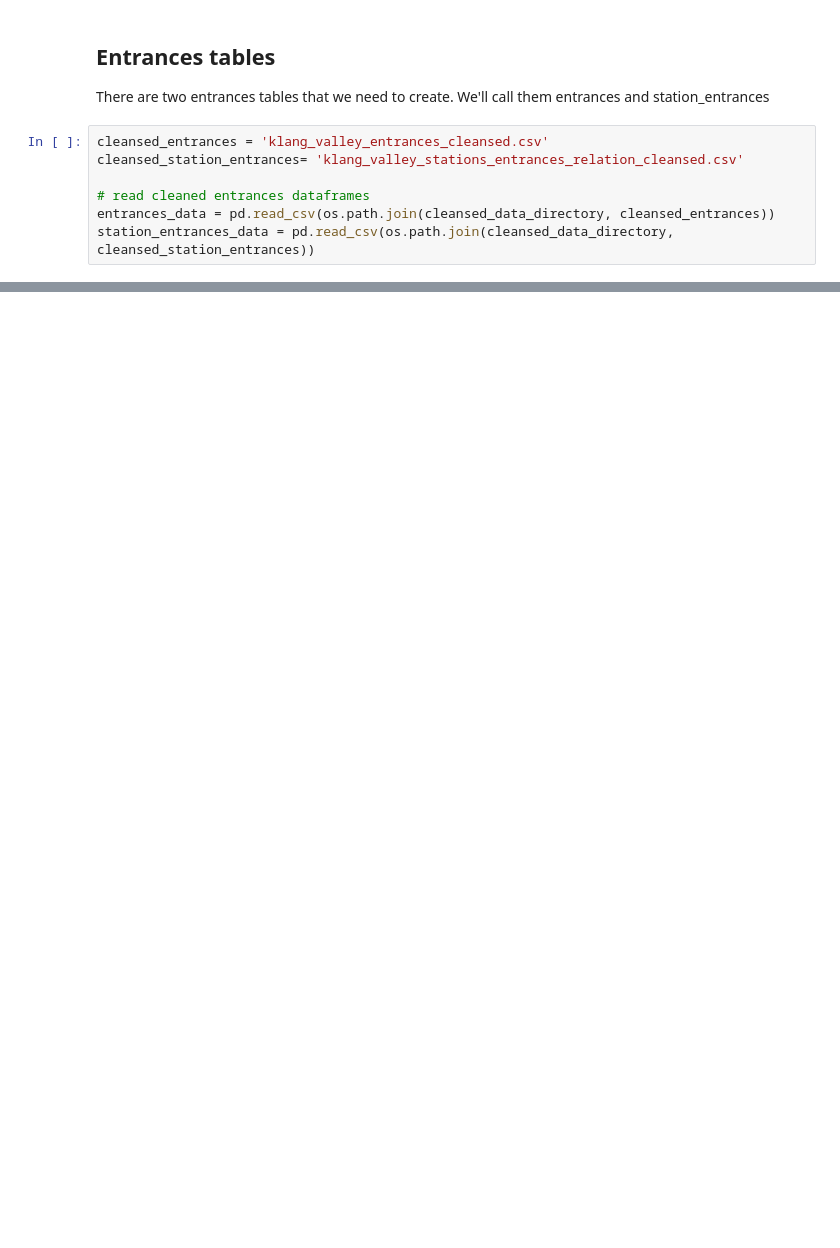
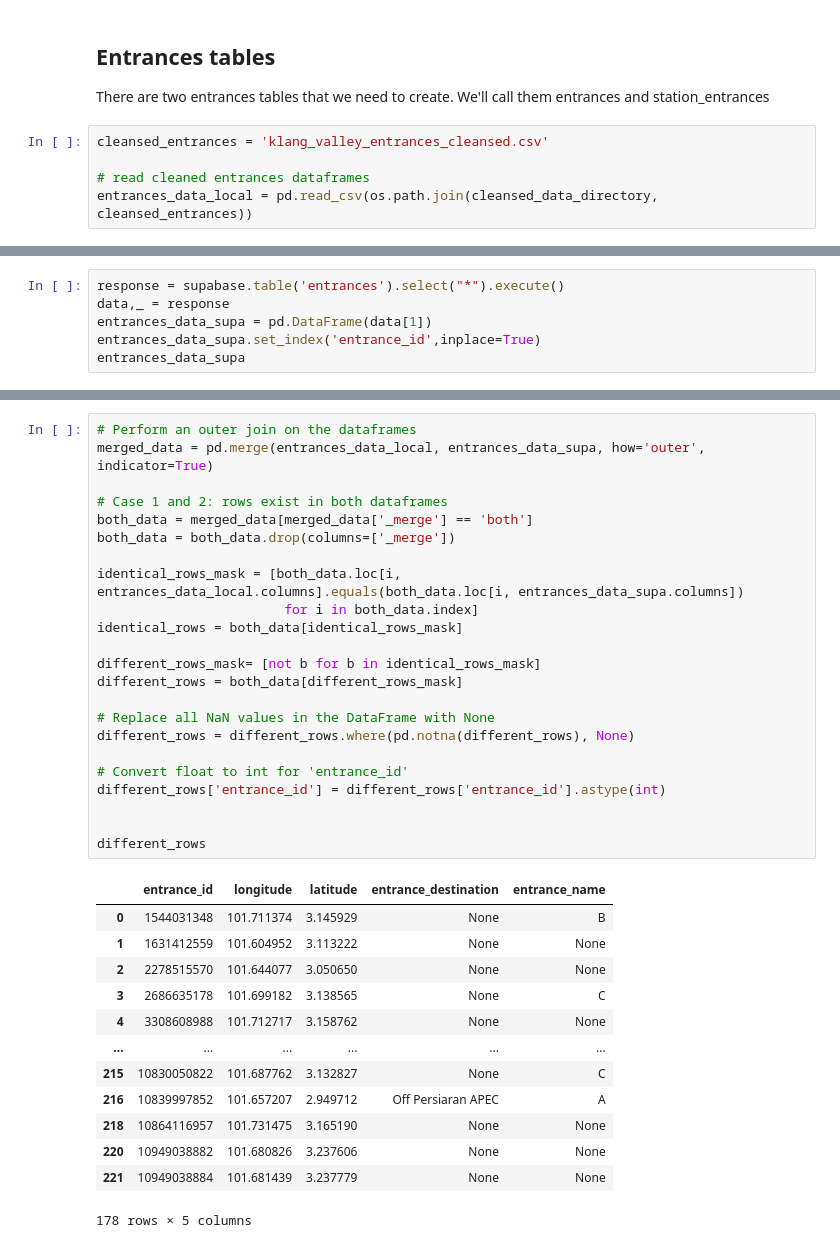
Before and after one commit to nabilersyad/transit-stations-database, a Jupyter notebook: 5_csv2supabase.ipynb, the cells around one changed output, grey strips where cells are left out. Cells and saved outputs as stored; diff of their text form; blank space fills up the shorter version.

```diff
--- a/5_csv2supabase.ipynb
+++ b/5_csv2supabase.ipynb
@@ -177,8 +144,6 @@ combined_df.to_sql('stations', conn, if_exists='replace')
 There are two entrances tables that we need to create. We'll call them entrances and station_entrances
 # %%
 cleansed_entrances = 'klang_valley_entrances_cleansed.csv'
-cleansed_station_entrances= 'klang_valley_stations_entrances_relation_cleansed.csv'
 
 # read cleaned entrances dataframes
-entrances_data = pd.read_csv(os.path.join(cleansed_data_directory, cleansed_entrances))
-station_entrances_data = pd.read_csv(os.path.join(cleansed_data_directory, cleansed_station_entrances))
+entrances_data_local = pd.read_csv(os.path.join(cleansed_data_directory, cleansed_entrances))
@@ -193,0 +150,6 @@ conn.commit()
+# %%
+response = supabase.table('entrances').select("*").execute()
+data,_ = response
+entrances_data_supa = pd.DataFrame(data[1])
+entrances_data_supa.set_index('entrance_id',inplace=True)
+entrances_data_supa
@@ -193,0 +171,37 @@ conn.commit()
+# %%
+# Perform an outer join on the dataframes
+merged_data = pd.merge(entrances_data_local, entrances_data_supa, how='outer', indicator=True)
+
+# Case 1 and 2: rows exist in both dataframes
+both_data = merged_data[merged_data['_merge'] == 'both']
+both_data = both_data.drop(columns=['_merge'])
+
+identical_rows_mask = [both_data.loc[i, entrances_data_local.columns].equals(both_data.loc[i, entrances_data_supa.columns])
+                        for i in both_data.index]
+identical_rows = both_data[identical_rows_mask]
+
+different_rows_mask= [not b for b in identical_rows_mask]
+different_rows = both_data[different_rows_mask]
+
+# Replace all NaN values in the DataFrame with None
+different_rows = different_rows.where(pd.notna(different_rows), None)
+
+# Convert float to int for 'entrance_id'
+different_rows['entrance_id'] = different_rows['entrance_id'].astype(int)
+
+
+different_rows
+# %% [output]
+|  | entrance_id | longitude | latitude | entrance_destination | entrance_name |
+| 0 | 1544031348 | 101.711374 | 3.145929 | None | B |
+| 1 | 1631412559 | 101.604952 | 3.113222 | None | None |
+| 2 | 2278515570 | 101.644077 | 3.050650 | None | None |
+| 3 | 2686635178 | 101.699182 | 3.138565 | None | C |
+| 4 | 3308608988 | 101.712717 | 3.158762 | None | None |
+| ... | ... | ... | ... | ... | ... |
+| 215 | 10830050822 | 101.687762 | 3.132827 | None | C |
+| 216 | 10839997852 | 101.657207 | 2.949712 | Off Persiaran APEC | A |
+| 218 | 10864116957 | 101.731475 | 3.165190 | None | None |
+| 220 | 10949038882 | 101.680826 | 3.237606 | None | None |
+| 221 | 10949038884 | 101.681439 | 3.237779 | None | None |
+178 rows × 5 columns
```
Also changed, not shown: parts of 18 cells of this notebook.
